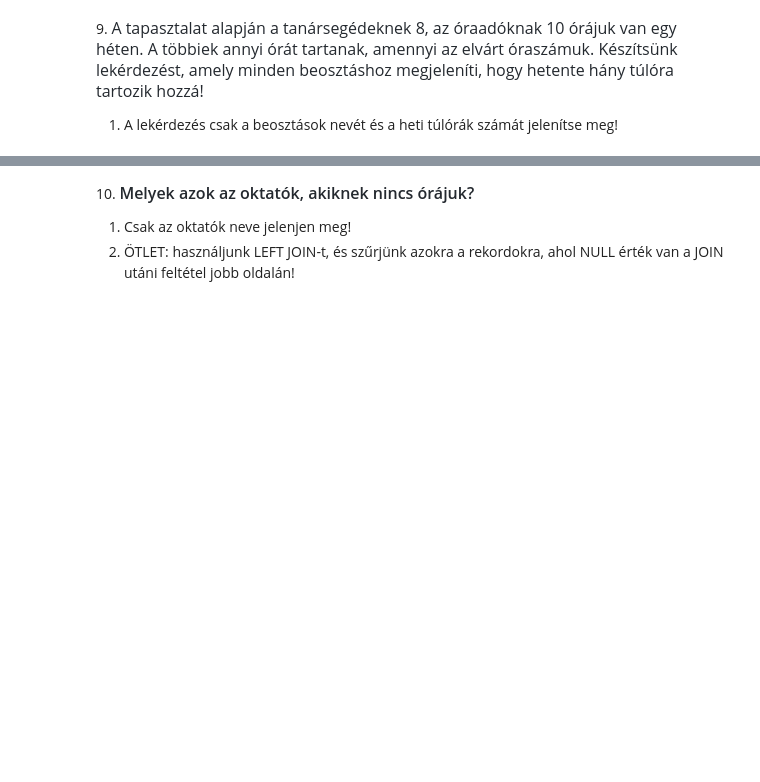
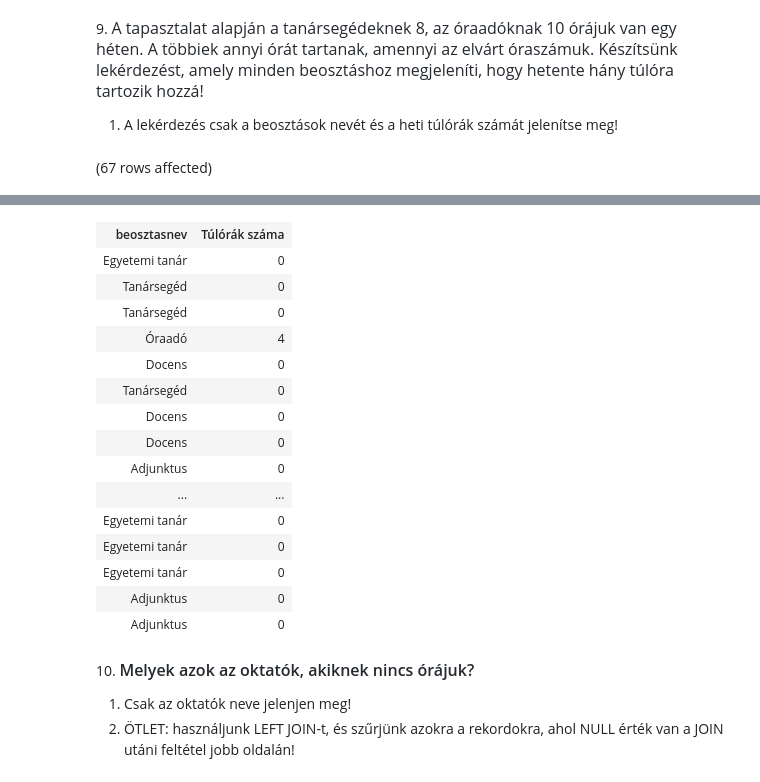
Before and after one commit to richardhestencz/Adatbazisok, a Jupyter notebook: gyakorlat02_feladatok .ipynb, the cells around one changed output, grey strips where cells are left out. Drawn from its saved outputs; the diff is of its cells as text; code cells hidden in the pictures; blank space fills up the shorter version.

```diff
--- a/gyakorlat02_feladatok .ipynb
+++ b/gyakorlat02_feladatok .ipynb
@@ -85,3 +85,16 @@ c. Szintén hagyjuk ki azokat a csoportokat, ahol a csoport elemszáma 3-nál ki
 9. <span style="color: rgb(36, 41, 47); font-family: -apple-system, BlinkMacSystemFont, &quot;Segoe UI&quot;, Helvetica, Arial, sans-serif, &quot;Apple Color Emoji&quot;, &quot;Segoe UI Emoji&quot;; font-size: 16px;">A tapasztalat alapján a tanársegédeknek 8, az óraadóknak 10 órájuk van egy héten. A többiek annyi órát tartanak, amennyi az elvárt óraszámuk. Készítsünk lekérdezést, amely minden beosztáshoz megjeleníti, hogy hetente hány túlóra tartozik hozzá!</span>
 
 1. A lekérdezés csak a beosztások nevét és a heti túlórák számát jelenítse meg!
+# %%
+--tanulmanyi adatbázis
+--többtáblás lekérdezés
+SELECT Beosztasok.beosztasnev,
+       CASE
+       WHEN beosztasnev = 'tanarsegéd' THEN 8 - elvart
+       WHEN beosztasnev = 'óraadó' THEN 10 - elvart
+       ELSE 0
+    END AS 'Túlórák száma'
+FROM Orak JOIN Oktatok ON Orak.tanar = Oktatok.Oktato_id
+          JOIN Beosztasok ON Oktatok.beosztás = Beosztasok.beosztas_id
+# %% [output]
+(67 rows affected)
@@ -88,3 +102,19 @@ c. Szintén hagyjuk ki azokat a csoportokat, ahol a csoport elemszáma 3-nál ki
+| beosztasnev | Túlórák száma |
+| Egyetemi tanár | 0 |
+| Tanársegéd | 0 |
+| Tanársegéd | 0 |
+| Óraadó | 4 |
+| Docens | 0 |
+| Tanársegéd | 0 |
+| Docens | 0 |
+| Docens | 0 |
+| Adjunktus | 0 |
+| ... | ... |
+| Egyetemi tanár | 0 |
+| Egyetemi tanár | 0 |
+| Egyetemi tanár | 0 |
+| Adjunktus | 0 |
+| Adjunktus | 0 |
 # %% [markdown]
 10. <span style="font-weight: 600; color: rgb(36, 41, 47); font-family: -apple-system, BlinkMacSystemFont, &quot;Segoe UI&quot;, Helvetica, Arial, sans-serif, &quot;Apple Color Emoji&quot;, &quot;Segoe UI Emoji&quot;; font-size: 16px;">Melyek azok az oktatók, akiknek nincs órájuk?</span>
 
```
Also changed, not shown: parts of 1 cell of this notebook.
